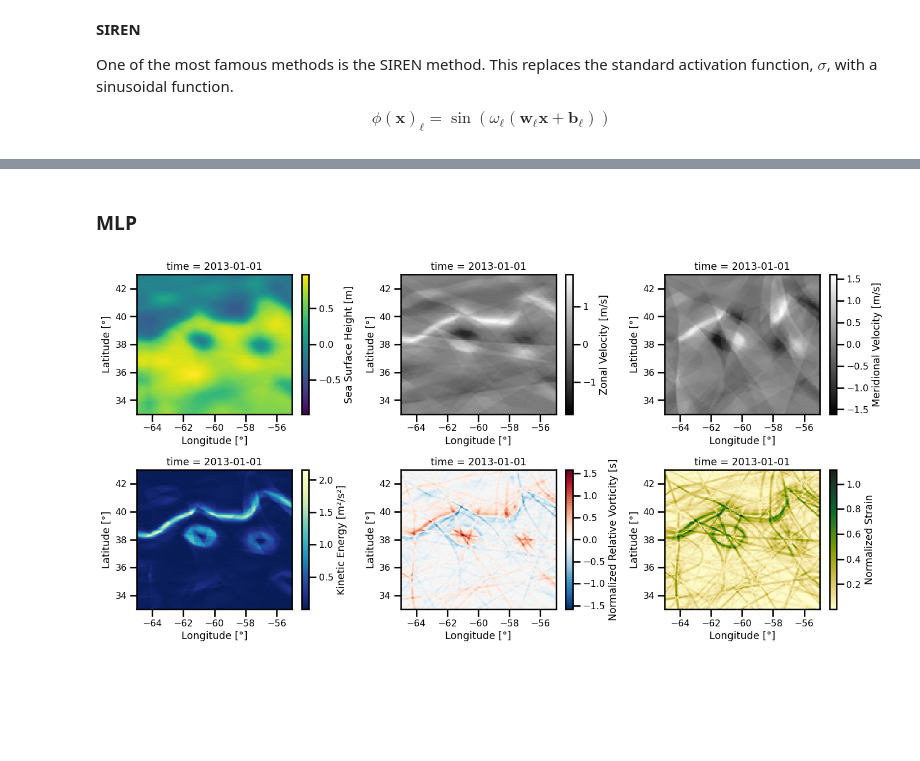
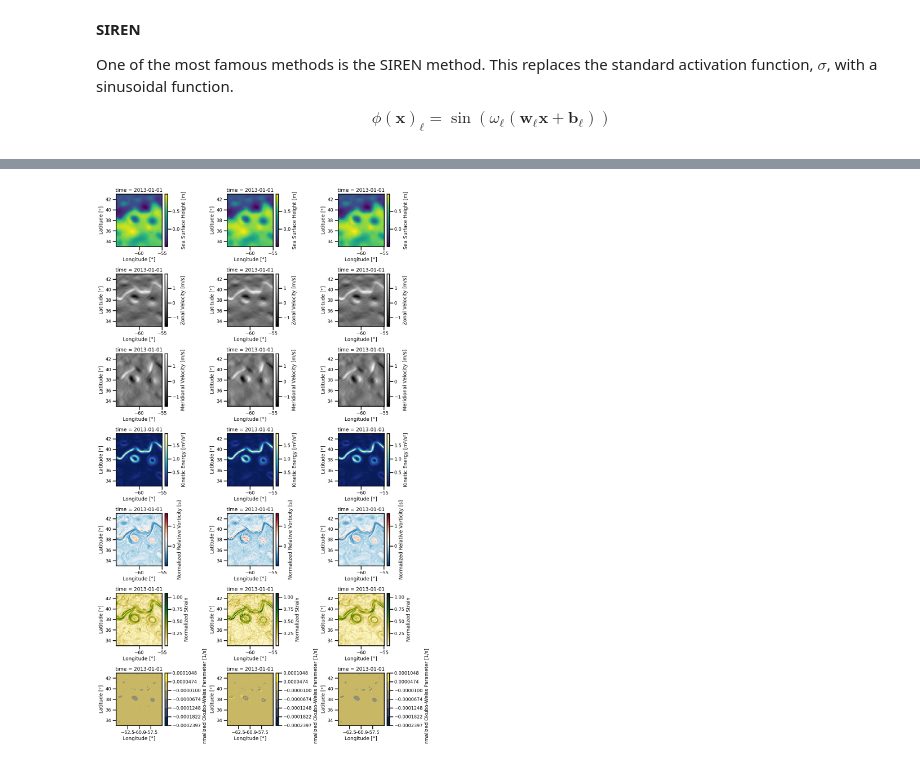
Before and after one commit to jejjohnson/jejeqx, a Jupyter notebook: notebooks/dev/nerfs/1.2_gradients.ipynb, the cells around one changed output, grey strips where cells are left out. Cells and saved outputs as stored; diff of their text form; code cells hidden in the pictures; blank space fills up the shorter version.

```diff
--- a/notebooks/dev/nerfs/1.2_gradients.ipynb
+++ b/notebooks/dev/nerfs/1.2_gradients.ipynb
@@ -355,5 +366,3 @@ scheduler = hydra.utils.instantiate(
-# %%
-optimizer = optax.chain(optim, optax.scale_by_schedule(scheduler))
 # %% [markdown]
 ## Trainer Module
 # %%
@@ -436,7 +445,7 @@ trainer = RegressorTrainer(
     enable_progress_bar=enable_progress_bar,
     log_dir=log_dir
 )
-train_more = True
+train_more = False
 # %%
 %%time
 
@@ -498,16 +514,19 @@ $$
 \right)\right)
 $$
 # %%
-from jejeqx._src.nets.nerfs.encoders import GaussianFourierFeatureEncoding
+from jejeqx._src.nets.nerfs.ffn import RFFLayer
+
+model_name = "rff"
+
+
 model = eqx.nn.Sequential(
-    [GaussianFourierFeatureEncoding(in_dim=3, num_features=128, key=jrandom.PRNGKey(42)),
-     eqx.nn.Linear(in_features=256, out_features=128, key=jrandom.PRNGKey(321)),
-     GaussianFourierFeatureEncoding(in_dim=128, num_features=64, key=jrandom.PRNGKey(32)),
-     eqx.nn.Linear(in_features=128, out_features=64, key=jrandom.PRNGKey(123)),
-     GaussianFourierFeatureEncoding(in_dim=64, num_features=24, key=jrandom.PRNGKey(21)),
-     eqx.nn.Linear(in_features=48, out_features=1, key=jrandom.PRNGKey(123)),
+    [RFFLayer(in_dim=3, num_features=256, out_dim=256, key=jrandom.PRNGKey(42)),
+     RFFLayer(in_dim=256, num_features=256, out_dim=256, key=jrandom.PRNGKey(123)),
+     RFFLayer(in_dim=256, num_features=256, out_dim=256, key=jrandom.PRNGKey(23)),
+     RFFLayer(in_dim=256, num_features=256, out_dim=256, key=jrandom.PRNGKey(81)),
+     RFFLayer(in_dim=256, num_features=256, out_dim=1, key=jrandom.PRNGKey(32)),
     ]
-        )
+)
 # network = equinox.nn.Linear()
 # check output of models
 out = jax.vmap(model)(x_init)
@@ -807,7 +643,0 @@ plt.show()
-# %% [markdown]
-### MLP
-# %%
-_ = plot_analysis_vars(ds_mlp.isel(time=0))
-plt.show()
-# %% [output]
-[figure, removed]
@@ -813,0 +646,13 @@ plt.show()
+# %%
+ds_rfe = cutils.calculate_physical_quantities(xrda.ssh_rfe)
+ds_natl60 = cutils.calculate_physical_quantities(xrda.sossheig)
+ds_mlp = cutils.calculate_physical_quantities(xrda.ssh_mlp)
+# %%
+fig, ax = cutils.plot_analysis_vars([
+    ds_natl60.isel(time=0),
+    ds_mlp.isel(time=0),
+    ds_rfe.isel(time=0),]
+)
+plt.show()
+# %% [output]
+[figure, added]
```
Also changed, not shown: parts of 34 cells of this notebook, 9 other files.
